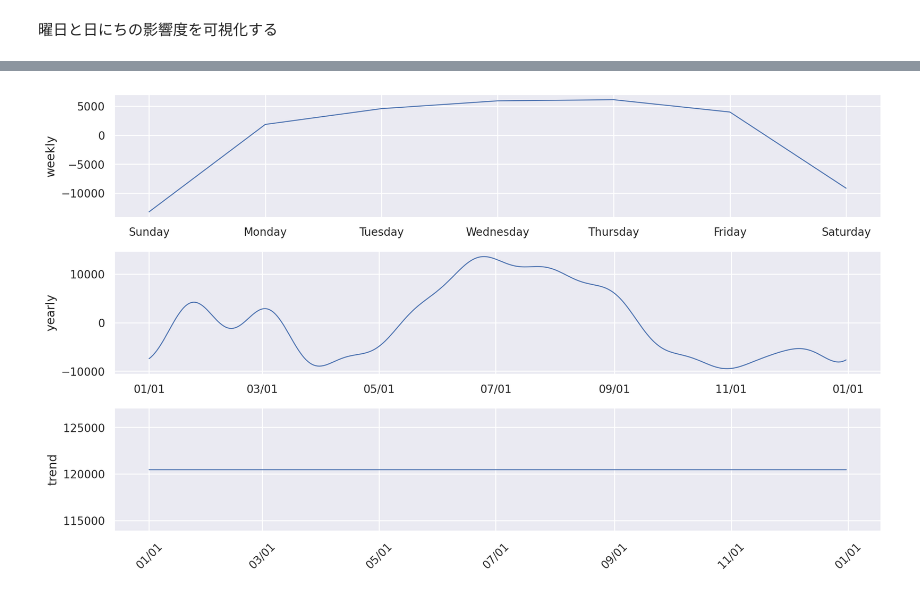
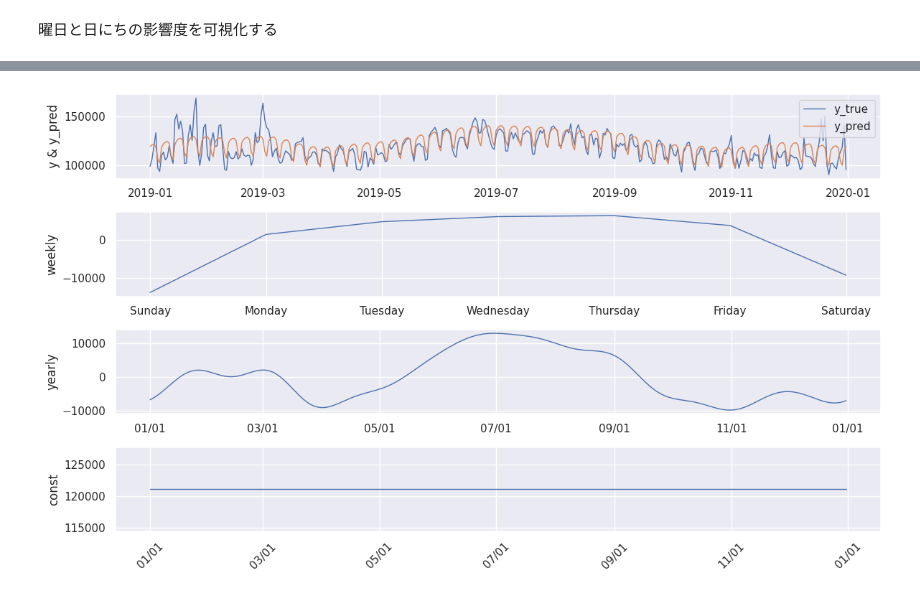
Before and after one commit to kosekitau/TimeSeries, a Jupyter notebook: notebook/WeeklySinCon_and_YearlySInCos.ipynb, the cells around one changed output, grey strips where cells are left out. Saved outputs shown, nothing was run; the diff lists cells and outputs as text; code cells hidden in the pictures.

```diff
--- a/notebook/WeeklySinCon_and_YearlySInCos.ipynb
+++ b/notebook/WeeklySinCon_and_YearlySInCos.ipynb
@@ -168,0 +183,16 @@ plt.close()
+# %%
+# 周期成分だけで予測
+y_test = df.loc["2019-01-01" : "2019-12-31"]["demand"]
+X_test= X.loc["2019-01-01" : "2019-12-31"]
+y_pred = model.predict(X_test)
+
+fig = plt.figure(figsize=(7, 4), dpi=150)
+ax =fig.add_subplot(111)
+index = y_test.index
+ax.plot(index, y_test, linewidth=1.0, label="y_true")
+ax.plot(index, y_pred, linewidth=1.0, label="y_pred")
+ax.xaxis.set_major_formatter(DateFormatter("%y/%m/%d"))
+plt.xticks(rotation=45)
+plt.legend()
+plt.show()
+plt.close()
@@ -171,32 +243,37 @@ plt.close()
 # %%
-coef_week =  model.coef_[0:6] # 週に関するフーリエ級数を取り出す
+coef_week =  model.coef_[0:6] # 週に関するフーリエ係数を取り出す
 X_week = X[X.columns[0:6]].to_numpy() # 月曜から日曜を表す特徴量を取り出す
-z = (X_week @ coef_week).tolist()[0:7] # フーリエ級数と各曜日の特徴量を掛け算して、各曜日の影響度を計算する
+z = (X_week @ coef_week).tolist()[0:7] # フーリエ係数と各曜日の特徴量を掛け算して、各曜日の影響度を計算する
 x_week = X.index.day_name().tolist()[0:7]
 # 2015年1月1日が木曜日なので日曜日が先頭になるように並び替え
 z_week = [z[(i+3)%7] for i in range(len(z))]
 x_week = [x_week[(i+3)%7] for i in range(len(x_week))]
 
 coef_annual =  model.coef_[7:] # 日にちに関するフーリエ級数を取り出す
 X_annual = X[X.columns[7:]].to_numpy() # 月曜から日曜を表す特徴量を取り出す
 z_annual = (X_annual @ coef_annual).tolist()[0:365] # フーリエ級数と各曜日の特徴量を掛け算して、各曜日の影響度を計算する
 x_annual = X.index.tolist()[0:365]
 
-fig = plt.figure(figsize=(12, 7), dpi=180)
-ax1 = fig.add_subplot(311)
-ax2 = fig.add_subplot(312)
-ax3 = fig.add_subplot(313)
-ax1.plot(x_week, z_week, linewidth=1.0)
-ax2.plot(x_annual, z_annual, linewidth=1.0)
-ax3.plot(x_annual, [model.coef_[6]]*len(x_annual), linewidth=1.0)
-ax2.xaxis.set_major_formatter(DateFormatter("%m/%d"))
+fig = plt.figure(figsize=(12, 7), dpi=100)
+ax1 = fig.add_subplot(411)
+ax2 = fig.add_subplot(412)
+ax3 = fig.add_subplot(413)
+ax4 = fig.add_subplot(414)
+ax1.plot(index, y_test, linewidth=1.0, label="y_true")
+ax1.plot(index, y_pred, linewidth=1.0, label="y_pred")
+ax2.plot(x_week, z_week, linewidth=1.0)
+ax3.plot(x_annual, z_annual, linewidth=1.0)
+ax4.plot(x_annual, [model.coef_[6]]*len(x_annual), linewidth=1.0)
 ax3.xaxis.set_major_formatter(DateFormatter("%m/%d"))
-ax1.set_ylabel("weekly")
-ax2.set_ylabel("yearly")
-ax3.set_ylabel("trend")
+ax4.xaxis.set_major_formatter(DateFormatter("%m/%d"))
+ax1.set_ylabel("y & y_pred")
+ax2.set_ylabel("weekly")
+ax3.set_ylabel("yearly")
+ax4.set_ylabel("const")
+ax1.legend()
 plt.xticks(rotation=45)
 plt.tight_layout()
 plt.show()
 plt.close()
 # %% [output]
-[figure, old version]
+[figure, new version]
```
Also changed, not shown: parts of 14 cells of this notebook.
